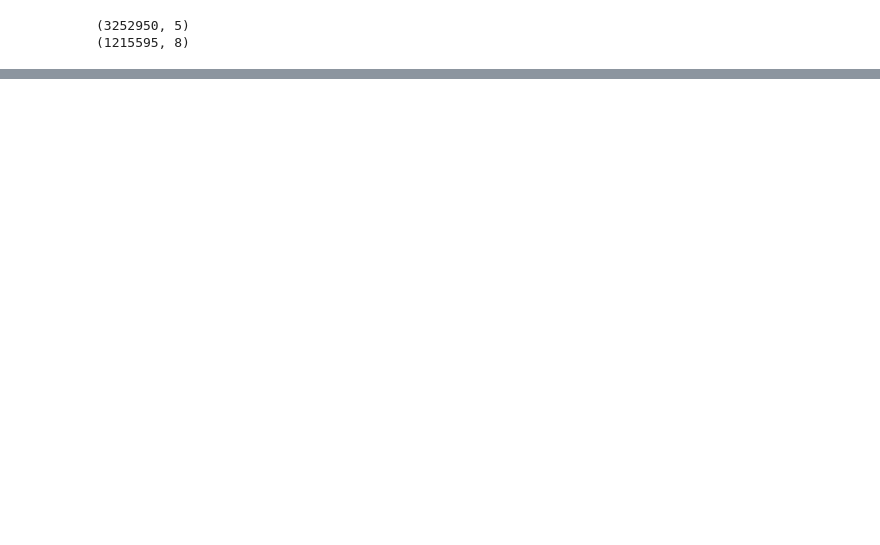
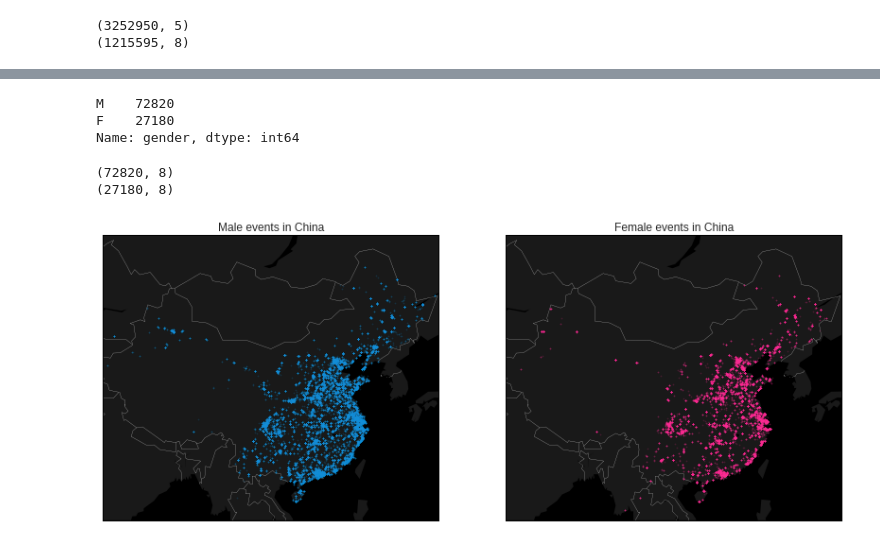
Before and after one commit to arkoneogy/kaggle_competitions, a Jupyter notebook: geo_visualization.ipynb, the cells around one changed output, grey strips where cells are left out. Saved outputs shown, nothing was run; the diff lists cells and outputs as text; code cells hidden in the pictures; blank space fills up the shorter version.

Commit message:
added nifty function for geo spatial viz between males and females

```diff
--- a/geo_visualization.ipynb
+++ b/geo_visualization.ipynb
@@ -143,0 +144,54 @@ plt.show()
+# %%
+events_china_gender.gender.value_counts()
+# %% [output]
+M    72820
+F    27180
+Name: gender, dtype: int64
+# %%
+events_china_male= events_china_gender[events_china_gender.gender== 'M']
+events_china_female= events_china_gender[events_china_gender.gender== 'F']
+print events_china_male.shape
+print events_china_female.shape
+# %% [output]
+(72820, 8)
+(27180, 8)
+# %%
+plt.figure(4, figsize= (14,7))
+
+#put male on the left subplot
+plt.subplot(121)
+m4= Basemap(projection='merc',
+           llcrnrlat= lat_min,
+           urcrnrlat= lat_max,
+           llcrnrlon= lon_min,
+           urcrnrlon= lon_max,
+           lat_ts= 30,
+           resolution= 'c')
+m4.fillcontinents(color= '#191919', lake_color= '#000000')
+m4.drawmapboundary(fill_color= '#000000')
+m4.drawcountries(linewidth= 0.2, color= 'w')
+
+mxy= m4(events_china_male['longitude'].tolist(), events_china_male['latitude'].tolist())
+m4.scatter(mxy[0], mxy[1], s= 3, c= '#1292db', lw= 0, alpha= 0.2, zorder= 5)
+plt.title('Male events in China')
+
+#put female on the right subplot
+plt.subplot(122)
+m4= Basemap(projection='merc',
+           llcrnrlat= lat_min,
+           urcrnrlat= lat_max,
+           llcrnrlon= lon_min,
+           urcrnrlon= lon_max,
+           lat_ts= 30,
+           resolution= 'c')
+m4.fillcontinents(color= '#191919', lake_color= '#000000')
+m4.drawmapboundary(fill_color= '#000000')
+m4.drawcountries(linewidth= 0.2, color= 'w')
+
+mxy= m4(events_china_female['longitude'].tolist(), events_china_female['latitude'].tolist())
+m4.scatter(mxy[0], mxy[1], s= 3, c= '#fd3096', lw= 0, alpha= 0.2, zorder= 5)
+plt.title('Female events in China')
+
+plt.show()
+# %% [output]
+[figure, added]
```
Also changed, not shown: parts of 7 cells of this notebook.
